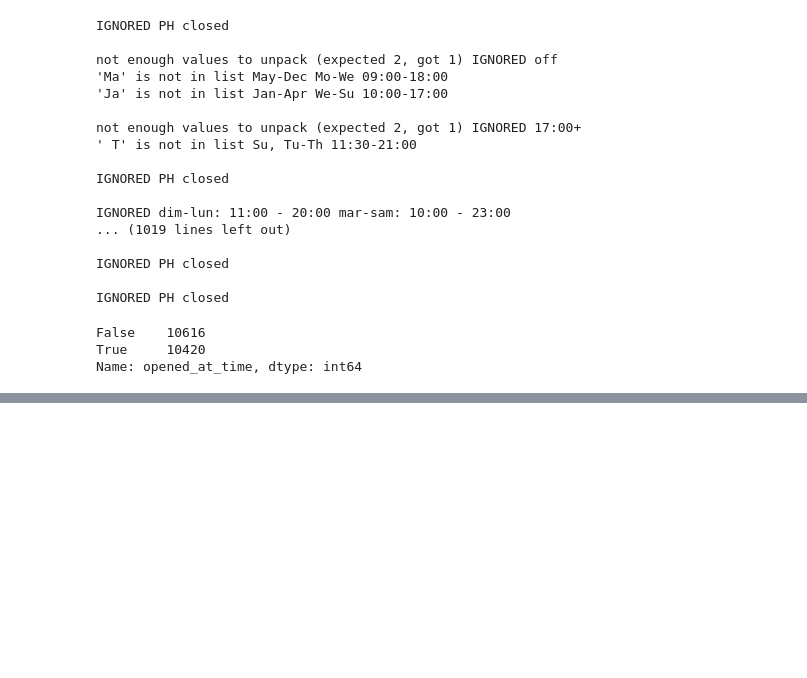
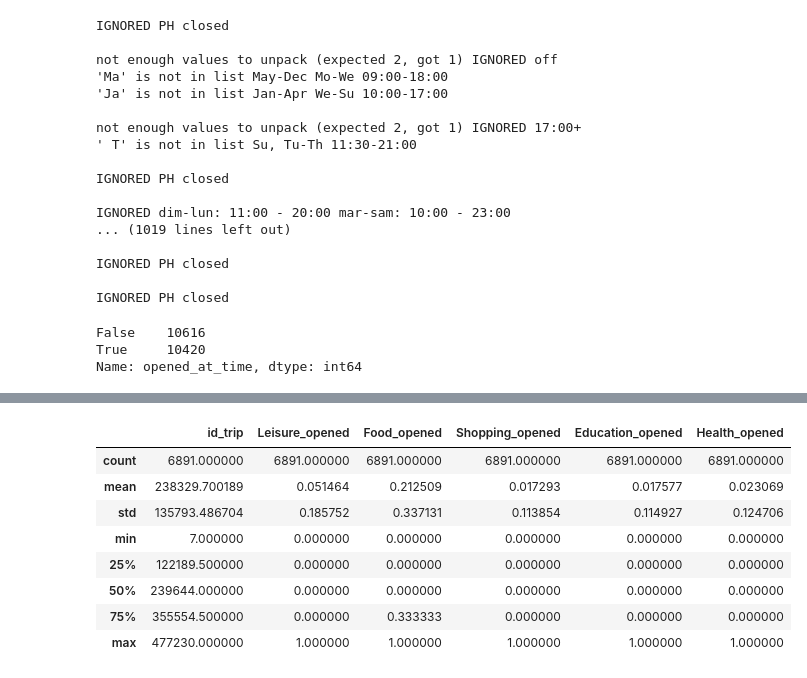
Before and after one commit to Thomasjkeel/Trip_Purpose_Classification, a Jupyter notebook: Notebooks/analysis/opening_hour_analysis.ipynb, the cells around one changed output, grey strips where cells are left out. Drawn from its saved outputs; the diff is of its cells as text; code cells hidden in the pictures; blank space fills up the shorter version.

Commit message:
add changes to figures and finish opening hour data

```diff
--- a/Notebooks/analysis/opening_hour_analysis.ipynb
+++ b/Notebooks/analysis/opening_hour_analysis.ipynb
@@ -411,0 +415,12 @@ row_col
+# %%
+amenity_cols = pd.DataFrame(joined_data["amenity"].apply(categorise_amenities).apply(pd.Series))
+amenity_cols.columns = ['Leisure','Food','Shopping', 'Education', 'Health']
+# %%
+## join back to data
+JOINED_DATA_WITH_AMENTIES = pd.concat([joined_data, amenity_cols], axis=1).reset_index(drop=True)
+# %%
+opening_time_data = JOINED_DATA_WITH_AMENTIES.groupby(['id_trip']).agg({'Leisure':calc_proportion,
+                                                    'Food':calc_proportion,
+                                                    'Shopping':calc_proportion,
+                                                    'Education':calc_proportion,
+                                                    'Health':calc_proportion}).reset_index()
@@ -411,0 +457,4 @@ row_col
+# %%
+## rename columns
+opening_time_data.columns = ['id_trip', 'Leisure_opened', 'Food_opened', 'Shopping_opened',\
+                             'Education_opened', 'Health_opened']
@@ -411,0 +463,12 @@ row_col
+# %%
+opening_time_data.describe()
+# %% [output]
+|  | id_trip | Leisure_opened | Food_opened | Shopping_opened | Education_opened | Health_opened |
+| count | 6891.000000 | 6891.000000 | 6891.000000 | 6891.000000 | 6891.000000 | 6891.000000 |
+| mean | 238329.700189 | 0.051464 | 0.212509 | 0.017293 | 0.017577 | 0.023069 |
+| std | 135793.486704 | 0.185752 | 0.337131 | 0.113854 | 0.114927 | 0.124706 |
+| min | 7.000000 | 0.000000 | 0.000000 | 0.000000 | 0.000000 | 0.000000 |
+| 25% | 122189.500000 | 0.000000 | 0.000000 | 0.000000 | 0.000000 | 0.000000 |
+| 50% | 239644.000000 | 0.000000 | 0.000000 | 0.000000 | 0.000000 | 0.000000 |
+| 75% | 355554.500000 | 0.000000 | 0.333333 | 0.000000 | 0.000000 | 0.000000 |
+| max | 477230.000000 | 1.000000 | 1.000000 | 1.000000 | 1.000000 | 1.000000 |
```
Also changed, not shown: parts of 12 cells of this notebook, 12 other files.
